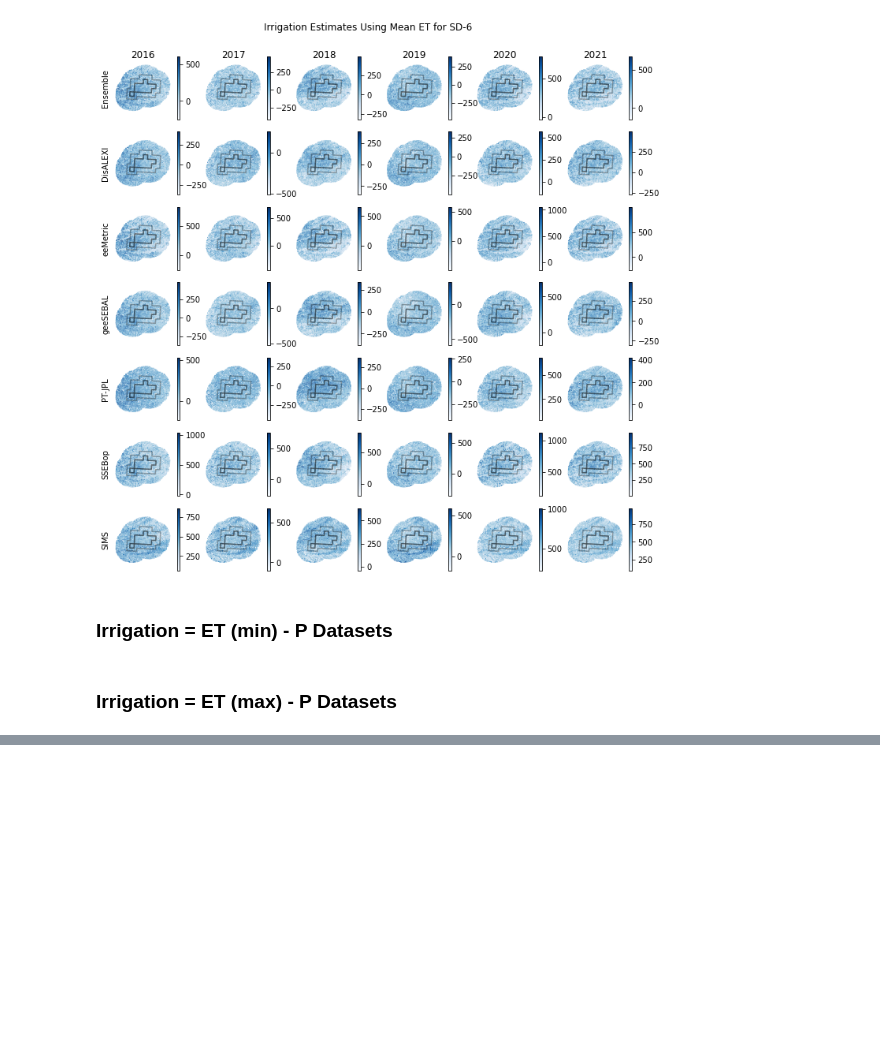
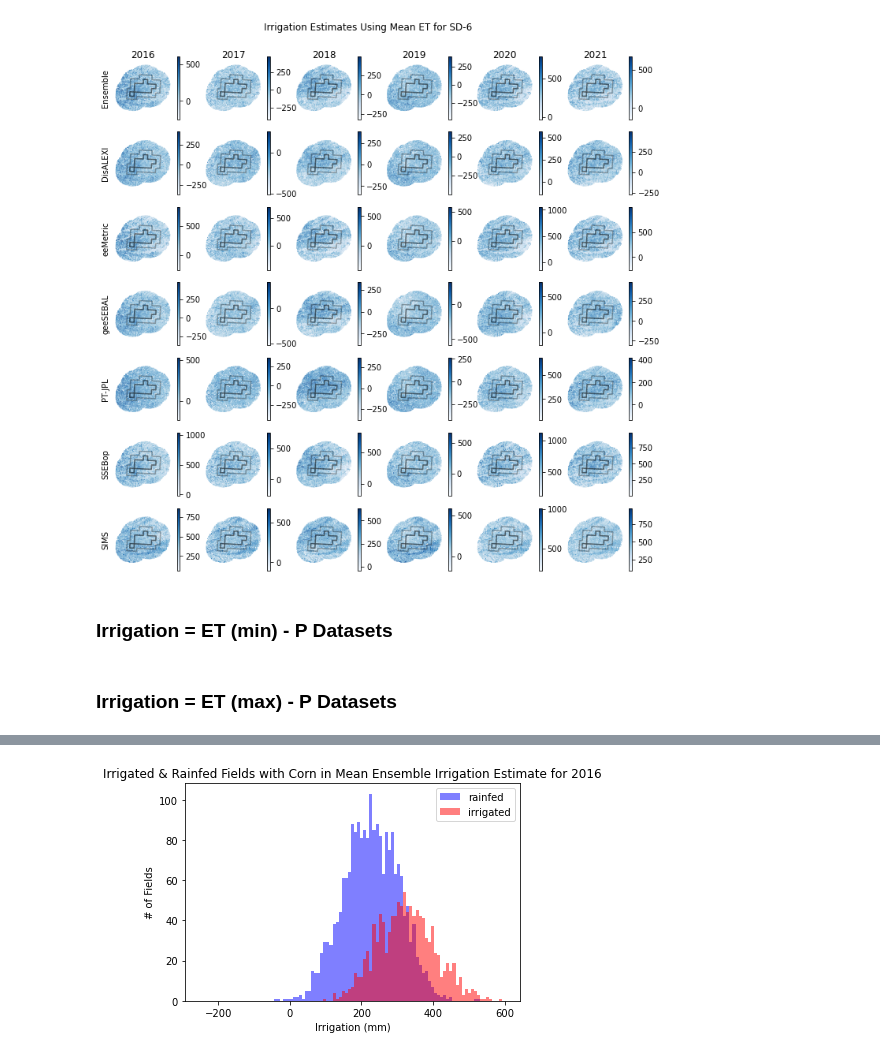
Before and after one commit to HEAL-KGS/eggs, a Jupyter notebook: eggs_data.ipynb, the cells around one changed output, grey strips where cells are left out. Saved outputs shown, nothing was run; the diff lists cells and outputs as text; code cells hidden in the pictures; blank space fills up the shorter version.

```diff
--- a/eggs_data.ipynb
+++ b/eggs_data.ipynb
@@ -1372,0 +1357,6 @@ plt.show()
+# %%
+cdl_2016 = cdl[cdl['Year'] == 2016]
+cdl_2017 = cdl[cdl['Year'] == 2017]
+cdl_2018 = cdl[cdl['Year'] == 2018]
+cdl_2019 = cdl[cdl['Year'] == 2019]
+cdl_2020 = cdl[cdl['Year'] == 2020]
@@ -1373,2 +1645,51 @@ plt.show()
+# %%
+# Create lists that the figure can iterate through when plotting
+years = ['2016', '2017', '2018', '2019', '2020', '2021']
+corn_list = []
+ylab = ['Ensemble', 'DisALEXI', 'eeMetric', 'geeSEBAL', 'PT-JPL', 'SSEBop', 'SIMS']
+
+# Create figure and set axes
+fig, axs = plt.subplots(nrows = 7, ncols = 6, figsize = (12, 12))
+fig.suptitle('Irrigation Estimates Using Mean ET for SD-6', y=0.93)
+fig.patch.set_facecolor('white')
+
+# Create for loop to iterate through rows and columns
+rows = 7
+cols = 6
+for r in range(rows):
+    for c in range(cols):
+        et = irr_mean_et_list[r].plot(years[c], ax=axs[r,c], cmap='Blues', legend=True)
+        boundary.boundary.plot(ax=axs[r,c], color='k', alpha=0.3)
+        buffer.boundary.plot(ax=axs[r,c], color='k', alpha=0.3)
+        axs[r,c].patch.set_facecolor('white')
+        axs[r,c].set_xticks([]) # remove tick marks
+        axs[r,c].set_xticklabels([]) # remove tick mark labels
+        axs[r,c].set_yticks([])
+        axs[r,c].set_yticklabels([])
+        axs[r,c].spines['top'].set_visible(False) # remove border around plot
+        axs[r,c].spines['right'].set_visible(False)
+        axs[r,c].spines['bottom'].set_visible(False)
+        axs[r,c].spines['left'].set_visible(False)
+        if c == 0:
+            axs[r,c].set_ylabel(ylab[r]) # set y-labels for first column
+        if r == 0:
+            axs[r,c].set_title(years[c]) # set year titles for each column
+
+# fig.colorbar(cm.ScalarMappable(cmap='Blues'), ax=axs[r,c])
+
+# os.chdir('C:\\Users\\ashle\\Desktop\\KGS\eggs\\')
+# plt.savefig('AnnualMeanETSD6.png', dpi=500)
+plt.show()
+
+bins = np.linspace(-250, 600, 100)
+plt.hist(rain_mean_ensemble_corn_2016['2016'], bins, alpha = 0.5, label = 'rainfed', color='Blue')
+plt.hist(irr_mean_ensemble_corn_2016['2016'], bins, alpha = 0.5, label = 'irrigated', color='Red')
+plt.title('Irrigated & Rainfed Fields with Corn in Mean Ensemble Irrigation Estimate for 2016')
+plt.legend(loc = 'upper right')
+plt.xlabel('Irrigation (mm)')
+plt.ylabel('# of Fields')
+plt.show()
+# %% [output]
+[figure, added]
 # %%
 # 2016 Mean DisALEXI
```
Also changed, not shown: parts of 42 cells of this notebook.
